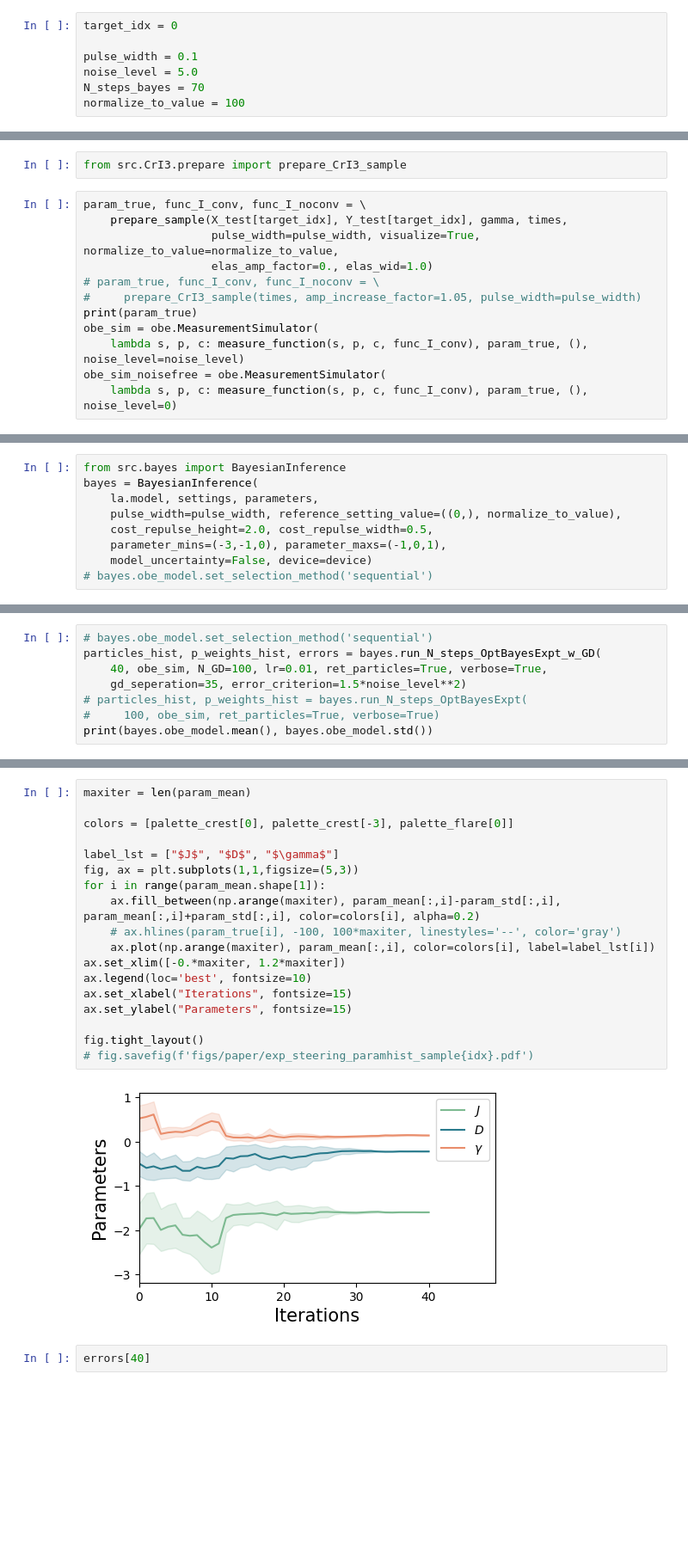
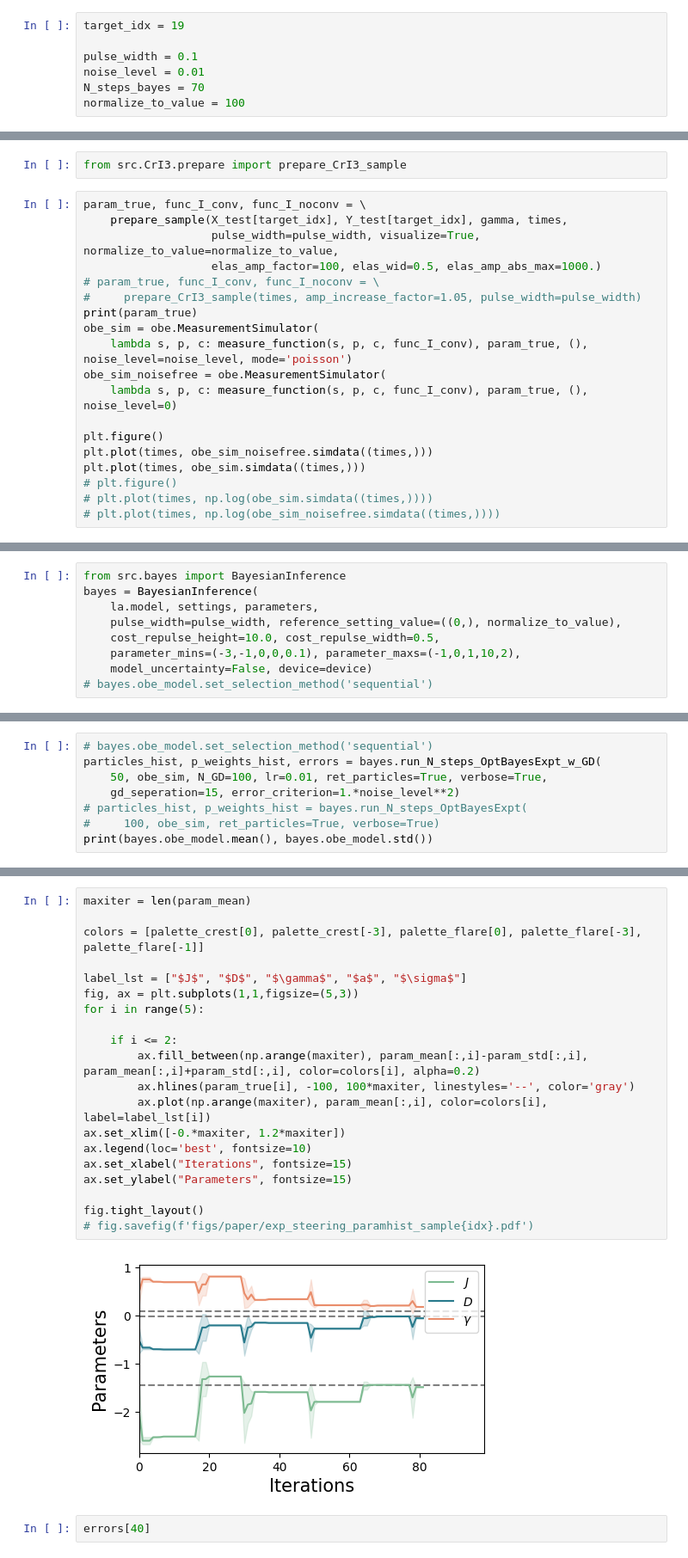
Before and after one commit to zhantaochen/ML-XPFS_Steering, a Jupyter notebook: bayesian_inference_EM_uncertain.ipynb, the cells around one changed output, grey strips where cells are left out. Shown: that part at 86% size. Drawn from its saved outputs; the diff is of its cells as text; blank space fills up the shorter version.

```diff
--- a/bayesian_inference_EM_uncertain.ipynb
+++ b/bayesian_inference_EM_uncertain.ipynb
@@ -202,9 +164,9 @@ def measure_function(sets, pars, cons, func):
     I_pred = func(t)
     return I_pred
 # %%
-target_idx = 0
+target_idx = 19
 
 pulse_width = 0.1
-noise_level = 5.0
+noise_level = 0.01
 N_steps_bayes = 70
 normalize_to_value = 100
@@ -278,12 +176,19 @@ from src.CrI3.prepare import prepare_CrI3_sample
 param_true, func_I_conv, func_I_noconv = \
     prepare_sample(X_test[target_idx], Y_test[target_idx], gamma, times,
                    pulse_width=pulse_width, visualize=True, normalize_to_value=normalize_to_value,
-                   elas_amp_factor=0., elas_wid=1.0)
+                   elas_amp_factor=100, elas_wid=0.5, elas_amp_abs_max=1000.)
 # param_true, func_I_conv, func_I_noconv = \
 #     prepare_CrI3_sample(times, amp_increase_factor=1.05, pulse_width=pulse_width)
 print(param_true)
 obe_sim = obe.MeasurementSimulator(
-    lambda s, p, c: measure_function(s, p, c, func_I_conv), param_true, (), noise_level=noise_level)
+    lambda s, p, c: measure_function(s, p, c, func_I_conv), param_true, (), noise_level=noise_level, mode='poisson')
 obe_sim_noisefree = obe.MeasurementSimulator(
     lambda s, p, c: measure_function(s, p, c, func_I_conv), param_true, (), noise_level=0)
+
+plt.figure()
+plt.plot(times, obe_sim_noisefree.simdata((times,)))
+plt.plot(times, obe_sim.simdata((times,)))
+# plt.figure()
+# plt.plot(times, np.log(obe_sim.simdata((times,))))
+# plt.plot(times, np.log(obe_sim_noisefree.simdata((times,))))
 # %% [output]
@@ -299,7 +204,7 @@ from src.bayes import BayesianInference
 bayes = BayesianInference(
     la.model, settings, parameters,
     pulse_width=pulse_width, reference_setting_value=((0,), normalize_to_value),
-    cost_repulse_height=2.0, cost_repulse_width=0.5,
-    parameter_mins=(-3,-1,0), parameter_maxs=(-1,0,1),
+    cost_repulse_height=10.0, cost_repulse_width=0.5,
+    parameter_mins=(-3,-1,0,0,0.1), parameter_maxs=(-1,0,1,10,2),
     model_uncertainty=False, device=device)
 # bayes.obe_model.set_selection_method('sequential')
@@ -309,8 +211,8 @@ bayes = BayesianInference(
 # %%
 # bayes.obe_model.set_selection_method('sequential')
 particles_hist, p_weights_hist, errors = bayes.run_N_steps_OptBayesExpt_w_GD(
-    40, obe_sim, N_GD=100, lr=0.01, ret_particles=True, verbose=True,
-    gd_seperation=35, error_criterion=1.5*noise_level**2)
+    50, obe_sim, N_GD=100, lr=0.01, ret_particles=True, verbose=True,
+    gd_seperation=15, error_criterion=1.*noise_level**2)
 # particles_hist, p_weights_hist = bayes.run_N_steps_OptBayesExpt(
 #     100, obe_sim, ret_particles=True, verbose=True)
 print(bayes.obe_model.mean(), bayes.obe_model.std())
@@ -357,23 +263,25 @@ fig.tight_layout()
 # %%
 maxiter = len(param_mean)
 
-colors = [palette_crest[0], palette_crest[-3], palette_flare[0]]
+colors = [palette_crest[0], palette_crest[-3], palette_flare[0], palette_flare[-3], palette_flare[-1]]
 
-label_lst = ["$J$", "$D$", "$\gamma$"]
+label_lst = ["$J$", "$D$", "$\gamma$", "$a$", "$\sigma$"]
 fig, ax = plt.subplots(1,1,figsize=(5,3))
-for i in range(param_mean.shape[1]):
-    ax.fill_between(np.arange(maxiter), param_mean[:,i]-param_std[:,i], param_mean[:,i]+param_std[:,i], color=colors[i], alpha=0.2)
-    # ax.hlines(param_true[i], -100, 100*maxiter, linestyles='--', color='gray')
-    ax.plot(np.arange(maxiter), param_mean[:,i], color=colors[i], label=label_lst[i])
+for i in range(5):
+
+    if i <= 2:
+        ax.fill_between(np.arange(maxiter), param_mean[:,i]-param_std[:,i], param_mean[:,i]+param_std[:,i], color=colors[i], alpha=0.2)
+        ax.hlines(param_true[i], -100, 100*maxiter, linestyles='--', color='gray')
+        ax.plot(np.arange(maxiter), param_mean[:,i], color=colors[i], label=label_lst[i])
 ax.set_xlim([-0.*maxiter, 1.2*maxiter])
 ax.legend(loc='best', fontsize=10)
 ax.set_xlabel("Iterations", fontsize=15)
 ax.set_ylabel("Parameters", fontsize=15)
 
 fig.tight_layout()
 # fig.savefig(f'figs/paper/exp_steering_paramhist_sample{idx}.pdf')
 # %% [output]
-[figure, old version]
+[figure, new version]
 # %%
 errors[40]
 # %% [output]
```
Also changed, not shown: parts of 9 cells of this notebook, 8 other files.
